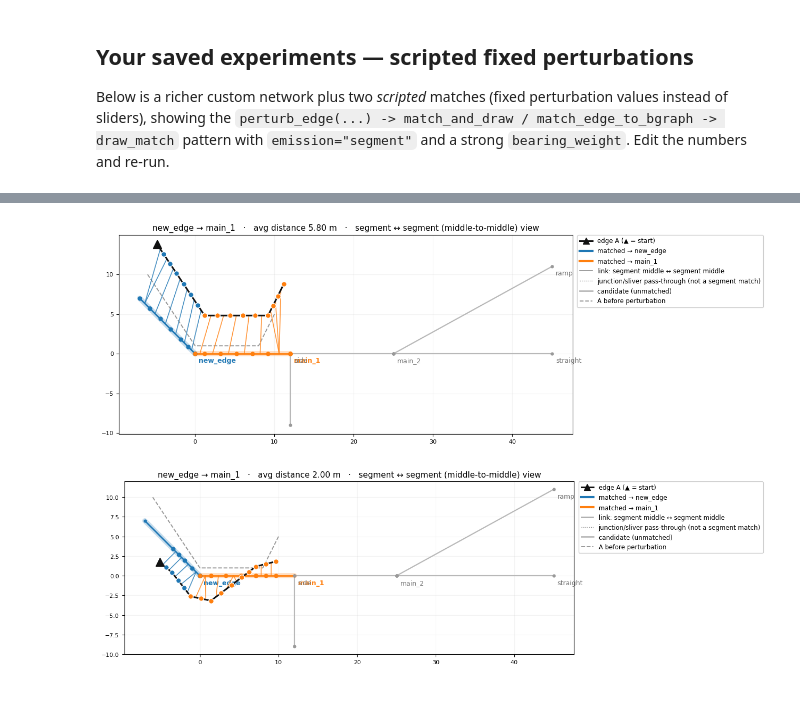
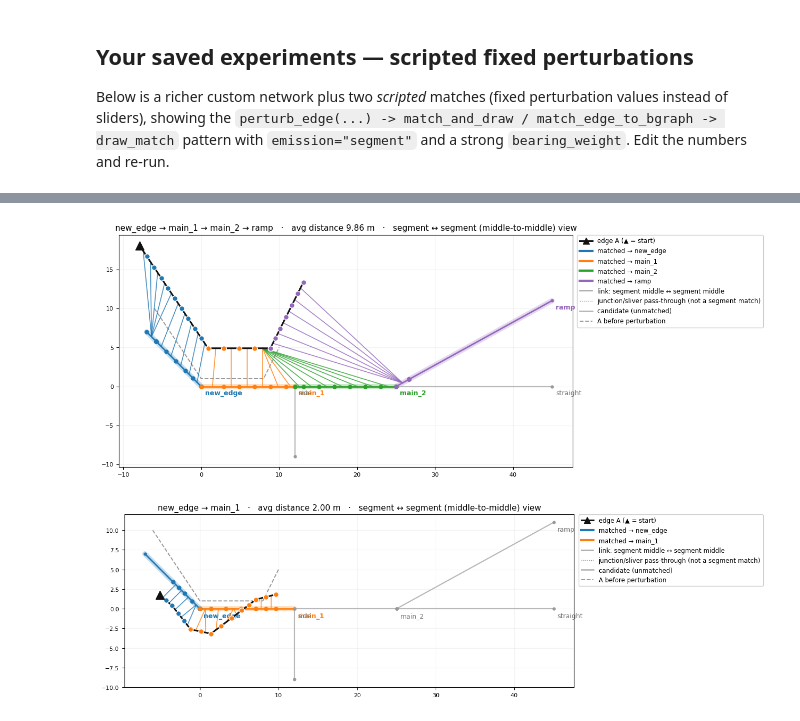
Before and after one commit to Khoshkhah/network-matching, a Jupyter notebook: notebooks/graph_dtw_playground.ipynb, the cells around one changed output, grey strips where cells are left out. Drawn from its saved outputs; the diff is of its cells as text; code cells hidden in the pictures.

```diff
--- a/notebooks/graph_dtw_playground.ipynb
+++ b/notebooks/graph_dtw_playground.ipynb
@@ -146,15 +149,15 @@ playground(my_a, my_b_edges)
 VBox(children=(HBox(children=(Dropdown(description='emission', index=1, layout=Layout(width='340px'), options=…
 [interactive output not drawn]
 # %%
-A = perturb_edge(my_a, shift=4)#, noise=1)   # 4 m west
+A = perturb_edge(my_a, shift=4,stretch =5 )#, noise=1)   # 4 m west
 
 B = to_edges(my_b_edges)
 res = match_edge_to_bgraph(A.tolist(), B, snap_tolerance_m=0.5, step_meters=2.0,
                            emission="segment", debug=True, bearing_weight=1)
 draw_match(A, B, res, original_a=my_a)
 plt.show()
 # %% [output]
-[figure, old version]
+[figure, new version]
 # %%
 A = perturb_edge(my_a, rotate=10, shift=-5, noise=1, seed=3,
                  translate=1, translate_bearing=20)   # 4 m west
```
Also changed, not shown: parts of 3 cells of this notebook.
